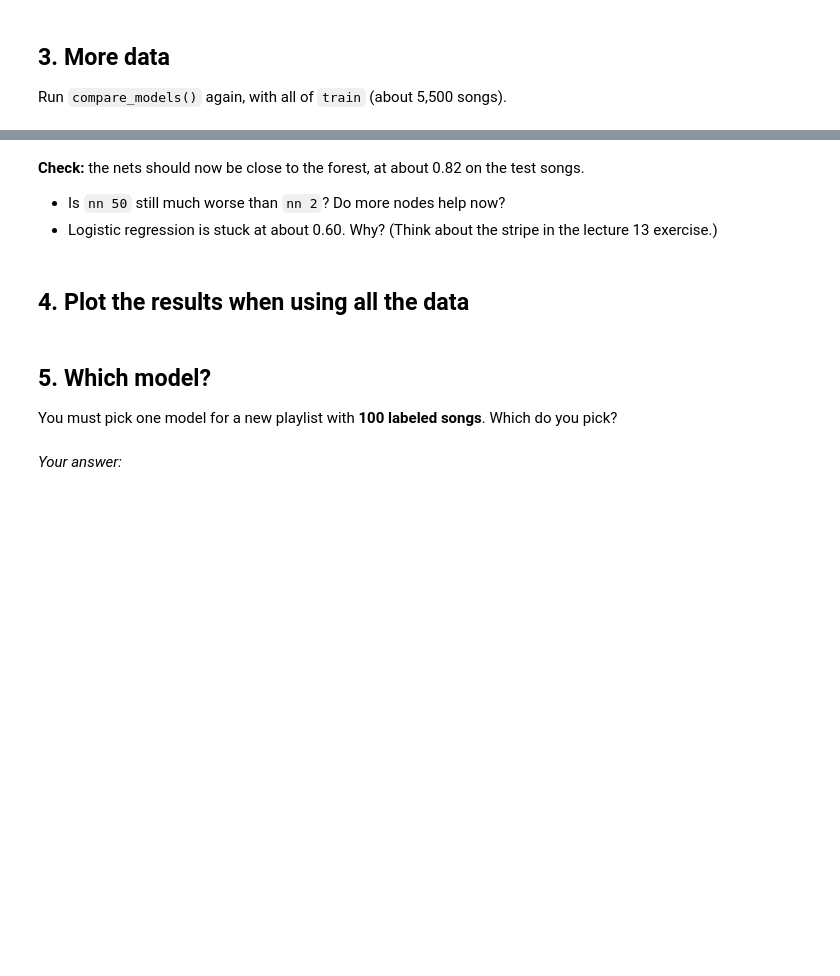
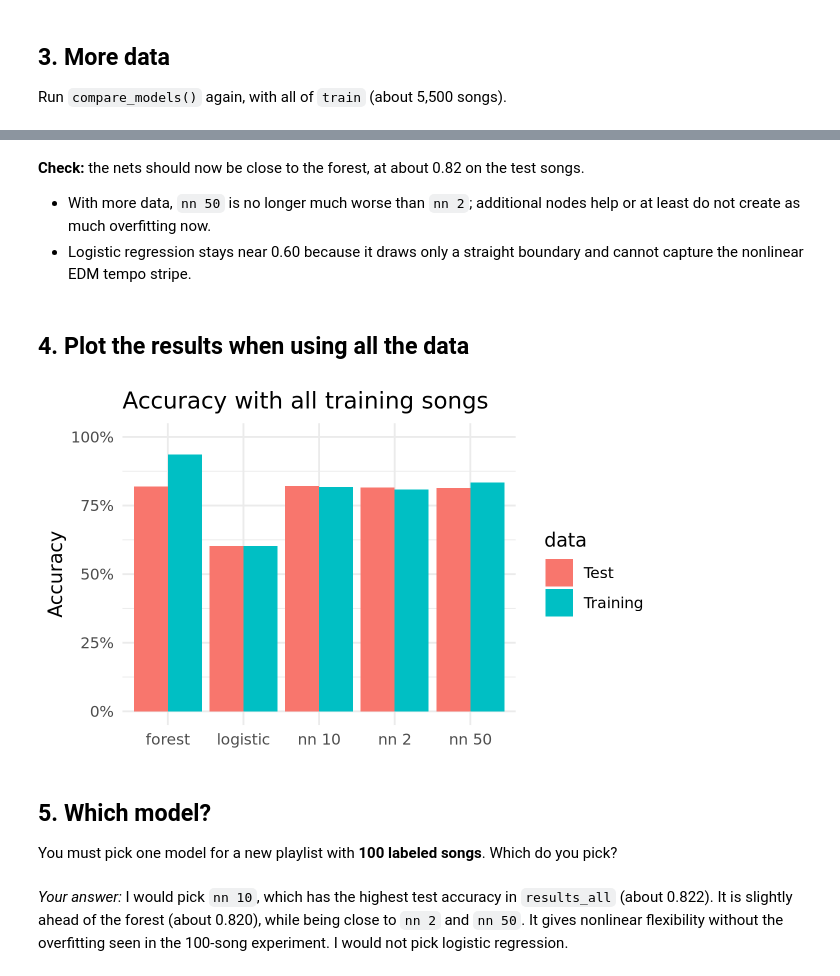
Before and after one commit to miazhouruoya/codespace, a Jupyter notebook: exercises/16-nn-exercise.ipynb, the cells around one changed output, grey strips where cells are left out. Cells and saved outputs as stored; diff of their text form; code cells hidden in the pictures; blank space fills up the shorter version.

Commit message:
complete exercises/16-nn-exercise.ipynb
Co-authored-by: Copilot <223556219+Copilot@users.noreply.github.com>

```diff
--- a/exercises/16-nn-exercise.ipynb
+++ b/exercises/16-nn-exercise.ipynb
@@ -111,15 +162,26 @@ Run `compare_models()` again, with all of `train` (about 5,500 songs).
 # %% [markdown]
 **Check:** the nets should now be close to the forest, at about 0.82 on the test songs.
 
-- Is `nn 50` still much worse than `nn 2`? Do more nodes help now?
-- Logistic regression is stuck at about 0.60. Why? (Think about the stripe in the lecture 13 exercise.)
+- With more data, `nn 50` is no longer much worse than `nn 2`; additional nodes help or at least do not create as much overfitting now.
+- Logistic regression stays near 0.60 because it draws only a straight boundary and cannot capture the nonlinear EDM tempo stripe.
 # %% [markdown]
 ## 4. Plot the results when using all the data
 # %%
-# Chart code goes here
+results_all |>
+    pivot_longer(c(train_accuracy, test_accuracy), names_to = 'data', values_to = 'accuracy') |>
+    mutate(data = recode(data,
+        train_accuracy = 'Training',
+        test_accuracy = 'Test')) |>
+    ggplot(aes(x = model, y = accuracy, fill = data)) +
+        geom_col(position = 'dodge') +
+        scale_y_continuous(limits = c(0, 1), labels = scales::percent) +
+        labs(title = 'Accuracy with all training songs', x = NULL, y = 'Accuracy') +
+        theme_minimal()
+# %% [output]
+[figure, added]
 # %% [markdown]
 ## 5. Which model?
 
 You must pick one model for a new playlist with **100 labeled songs**. Which do you pick?
 # %% [markdown]
-*Your answer:*
+*Your answer:* I would pick `nn 10`, which has the highest test accuracy in `results_all` (about 0.822). It is slightly ahead of the forest (about 0.820), while being close to `nn 2` and `nn 50`. It gives nonlinear flexibility without the overfitting seen in the 100-song experiment. I would not pick logistic regression.
```
Also changed, not shown: parts of 6 cells of this notebook, 1 other file.
